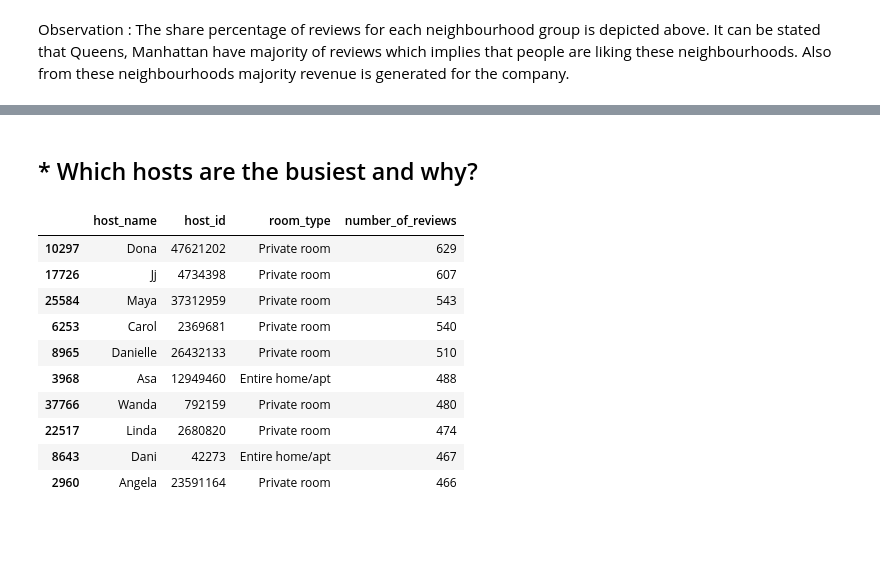
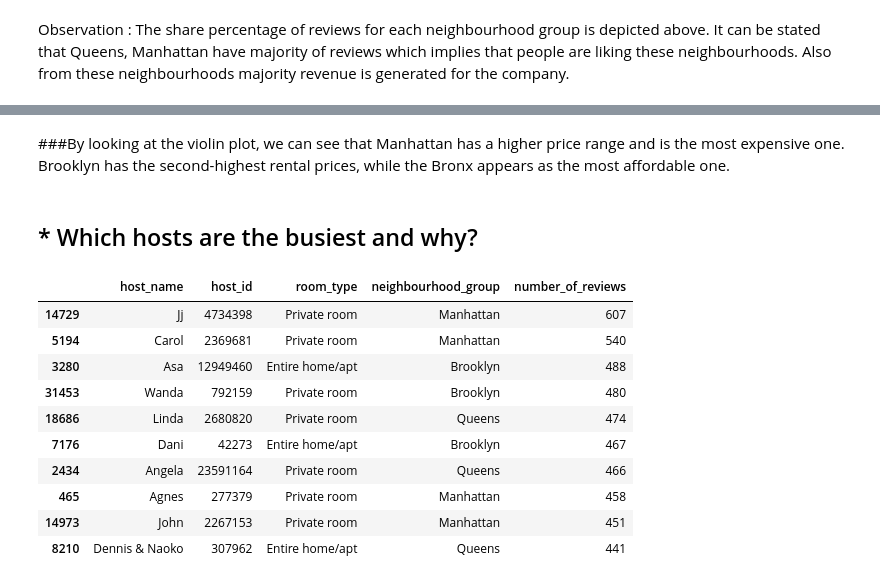
Before and after one commit to RameshLM/Airbnb-booking-Analysis, a Jupyter notebook: Airbnb_Bookings_Analysis_Capstone_Project.ipynb, the cells around one changed output, grey strips where cells are left out. Saved outputs shown, nothing was run; the diff lists cells and outputs as text; code cells hidden in the pictures; blank space fills up the shorter version.

```diff
--- a/Airbnb_Bookings_Analysis_Capstone_Project.ipynb
+++ b/Airbnb_Bookings_Analysis_Capstone_Project.ipynb
@@ -287,0 +312,4 @@ plt.show()
+# %%
+# low quantile
+q_low = airbnb_data_new['price'].quantile(0.10)
+q_low
@@ -287,0 +318,4 @@ plt.show()
+# %%
+#high quantile
+q_high = airbnb_data_new['price'].quantile(0.9)
+q_high
@@ -287,0 +328,4 @@ plt.show()
+# %%
+#removing the values below 10th percentile and above 90th percentile
+airbnb_data_new = airbnb_data_new.drop(airbnb_data_new[airbnb_data_new['price']<q_low].index)
+airbnb_data_new = airbnb_data_new.drop(airbnb_data_new[airbnb_data_new['price']>q_high].index)
@@ -288,22 +348,24 @@ plt.show()
+# %% [markdown]
+###By looking at the violin plot, we can see that Manhattan has a higher price range and is the most expensive one. Brooklyn has the second-highest rental prices, while the Bronx appears as the most affordable one.
 # %% [markdown]
 ## * Which hosts are the busiest and why?
 # %%
 #Busiest hosts would be those who have maximum number of reviews as people are booking frequently at those hosts.
-busiest_hosts = airbnb_data_new.groupby(['host_name','host_id','room_type'])['number_of_reviews'].max().reset_index()
+busiest_hosts = airbnb_data_new.groupby(['host_name','host_id','room_type','neighbourhood_group'])['number_of_reviews'].max().reset_index()
 busiest_hosts = busiest_hosts.sort_values(by='number_of_reviews', ascending=False).head(10)
 busiest_hosts
 # %% [output]
-|  | host_name | host_id | room_type | number_of_reviews |
-| 10297 | Dona | 47621202 | Private room | 629 |
-| 17726 | Jj | 4734398 | Private room | 607 |
-| 25584 | Maya | 37312959 | Private room | 543 |
-| 6253 | Carol | 2369681 | Private room | 540 |
-| 8965 | Danielle | 26432133 | Private room | 510 |
-| 3968 | Asa | 12949460 | Entire home/apt | 488 |
-| 37766 | Wanda | 792159 | Private room | 480 |
-| 22517 | Linda | 2680820 | Private room | 474 |
-| 8643 | Dani | 42273 | Entire home/apt | 467 |
-| 2960 | Angela | 23591164 | Private room | 466 |
+|  | host_name | host_id | room_type | neighbourhood_group | number_of_reviews |
+| 14729 | Jj | 4734398 | Private room | Manhattan | 607 |
+| 5194 | Carol | 2369681 | Private room | Manhattan | 540 |
+| 3280 | Asa | 12949460 | Entire home/apt | Brooklyn | 488 |
+| 31453 | Wanda | 792159 | Private room | Brooklyn | 480 |
+| 18686 | Linda | 2680820 | Private room | Queens | 474 |
+| 7176 | Dani | 42273 | Entire home/apt | Brooklyn | 467 |
+| 2434 | Angela | 23591164 | Private room | Queens | 466 |
+| 465 | Agnes | 277379 | Private room | Manhattan | 458 |
+| 14973 | John | 2267153 | Private room | Manhattan | 451 |
+| 8210 | Dennis & Naoko | 307962 | Entire home/apt | Queens | 441 |
 # %%
 # Visualising the busiest hosts data through bar plot.
 host_name = busiest_hosts['host_name']
```
Also changed, not shown: parts of 40 cells of this notebook.
